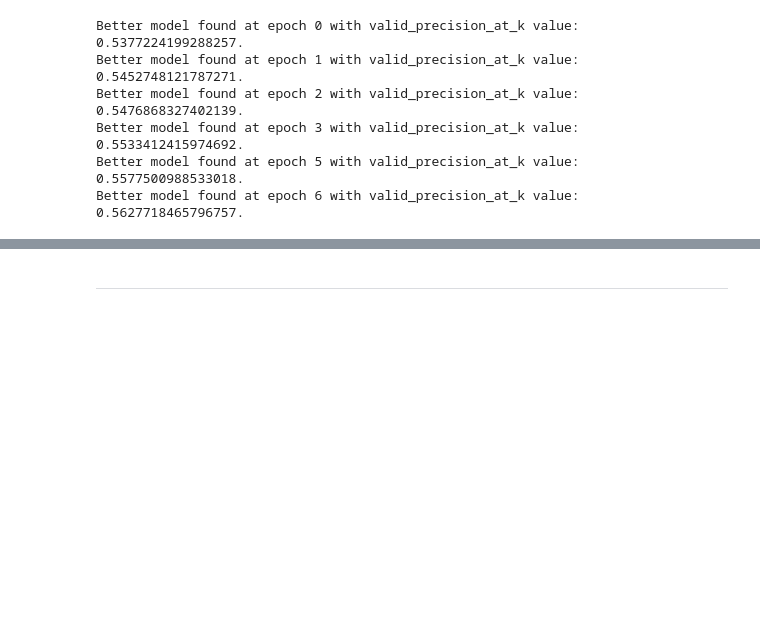
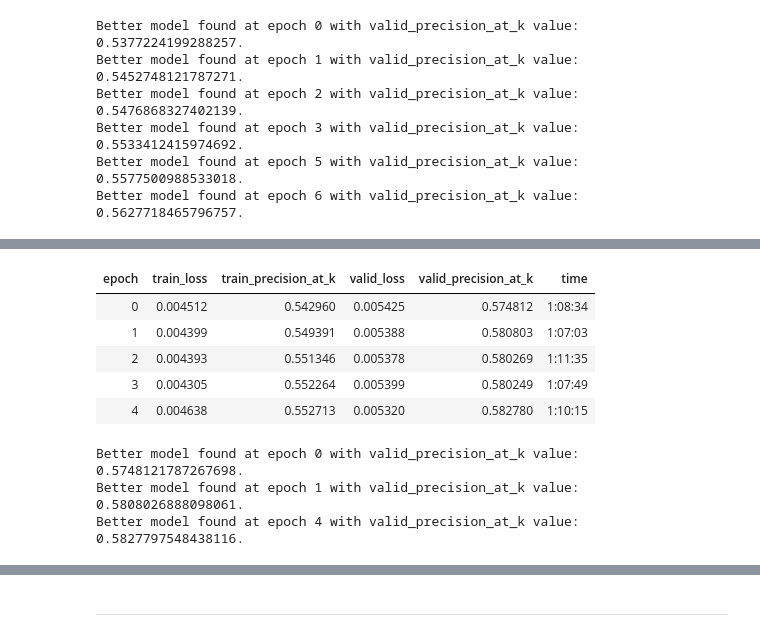
Before and after one commit to debjyotiSRoy/xcube, a Jupyter notebook: nbs/18_tutorial.train_mimic3.ipynb, the cells around one changed output, grey strips where cells are left out. Saved outputs shown, nothing was run; the diff lists cells and outputs as text; code cells hidden in the pictures; blank space fills up the shorter version.

```diff
--- a/nbs/18_tutorial.train_mimic3.ipynb
+++ b/nbs/18_tutorial.train_mimic3.ipynb
@@ -1432,6 +1396,16 @@ Better model found at epoch 6 with valid_precision_at_k value: 0.562771846579675
 # %%
 learn_r.freeze_to(-3)
 # %%
-learn_r.fit(10, lr=1e-2)
+learn_r.fit(5, lr=1e-2)
+# %% [output]
+| epoch | train_loss | train_precision_at_k | valid_loss | valid_precision_at_k | time |
+| 0 | 0.004512 | 0.542960 | 0.005425 | 0.574812 | 1:08:34 |
+| 1 | 0.004399 | 0.549391 | 0.005388 | 0.580803 | 1:07:03 |
+| 2 | 0.004393 | 0.551346 | 0.005378 | 0.580269 | 1:11:35 |
+| 3 | 0.004305 | 0.552264 | 0.005399 | 0.580249 | 1:07:49 |
+| 4 | 0.004638 | 0.552713 | 0.005320 | 0.582780 | 1:10:15 |
+Better model found at epoch 0 with valid_precision_at_k value: 0.5748121787267698.
+Better model found at epoch 1 with valid_precision_at_k value: 0.5808026888098061.
+Better model found at epoch 4 with valid_precision_at_k value: 0.5827797548438116.
 # %%
 learn_r = learn_r.load('mimic3-9k_clas_full_r')
```
Also changed, not shown: parts of 66 cells of this notebook, 3 other files.
